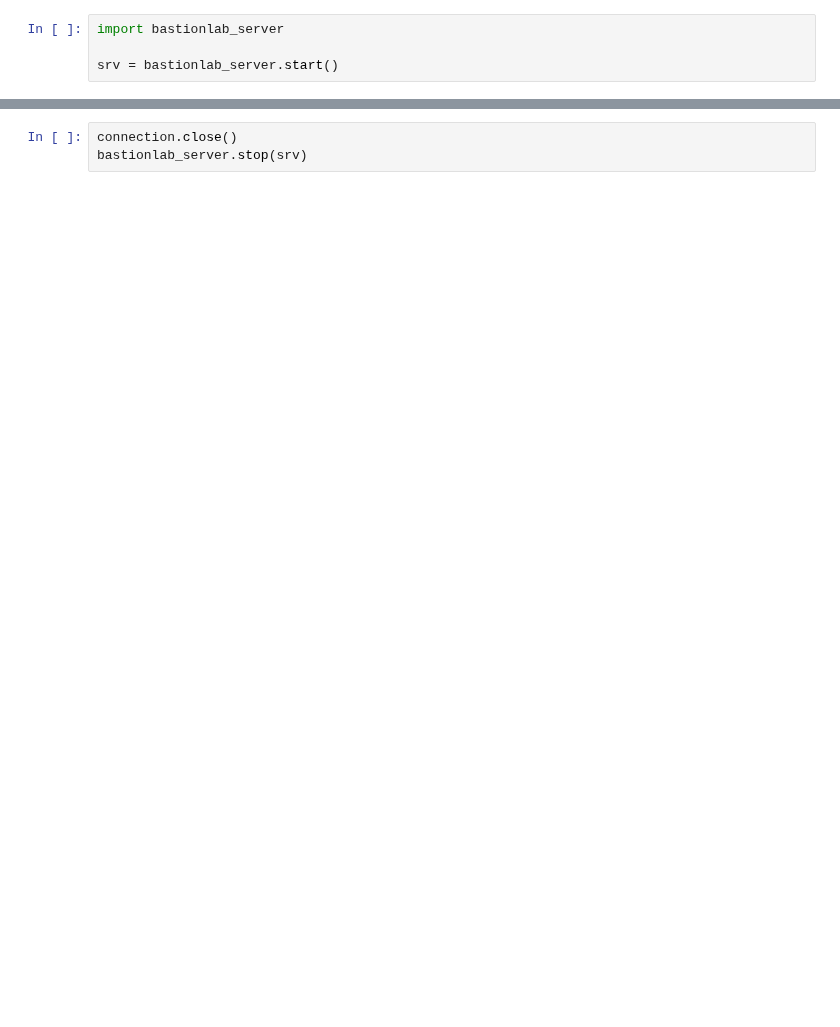
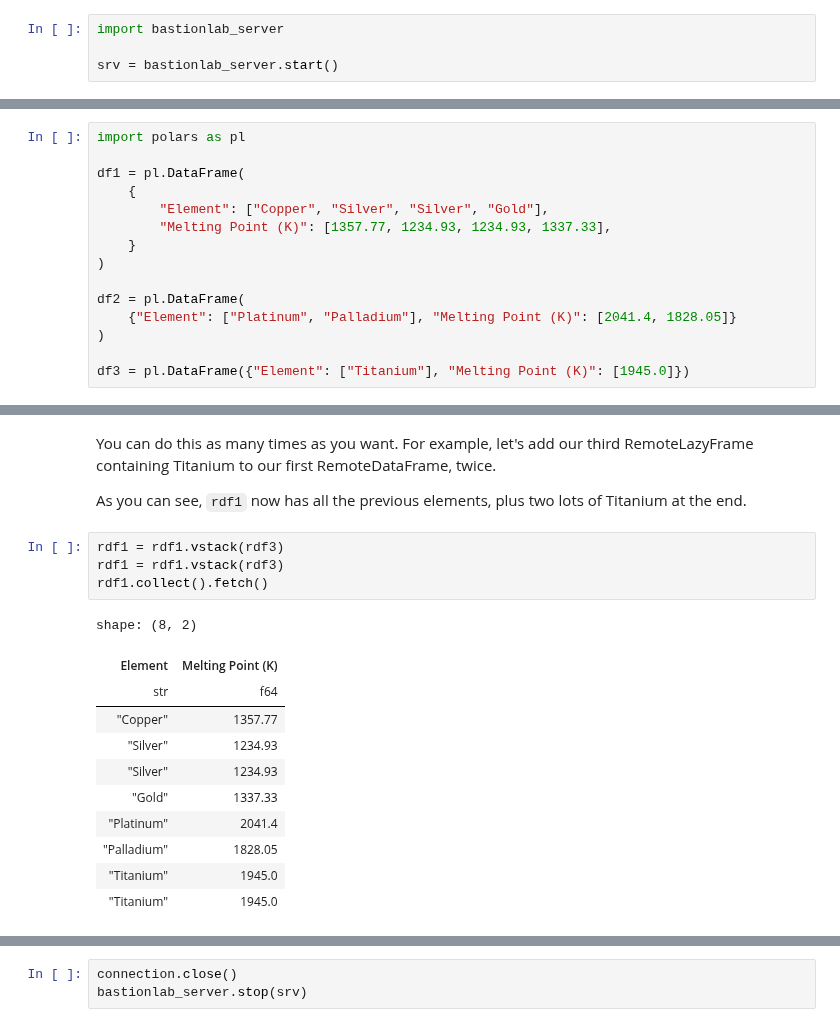
Before and after one commit to mithril-security/bastionlab, a Jupyter notebook: docs/docs/tutorials/data_cleaning.ipynb, the cells around one changed output, grey strips where cells are left out. Drawn from its saved outputs; the diff is of its cells as text; blank space fills up the shorter version.

```diff
--- a/docs/docs/tutorials/data_cleaning.ipynb
+++ b/docs/docs/tutorials/data_cleaning.ipynb
@@ -260,0 +49,15 @@ You now know how to clean your data using BastionLab. All that's left to do now
+# %%
+import polars as pl
+
+df1 = pl.DataFrame(
+    {
+        "Element": ["Copper", "Silver", "Silver", "Gold"],
+        "Melting Point (K)": [1357.77, 1234.93, 1234.93, 1337.33],
+    }
+)
+
+df2 = pl.DataFrame(
+    {"Element": ["Platinum", "Palladium"], "Melting Point (K)": [2041.4, 1828.05]}
+)
+
+df3 = pl.DataFrame({"Element": ["Titanium"], "Melting Point (K)": [1945.0]})
@@ -260,0 +105,20 @@ You now know how to clean your data using BastionLab. All that's left to do now
+# %% [markdown]
+You can do this as many times as you want. For example, let's add our third RemoteLazyFrame containing Titanium to our first RemoteDataFrame, twice.
+
+As you can see, `rdf1` now has all the previous elements, plus two lots of Titanium at the end.
+# %%
+rdf1 = rdf1.vstack(rdf3)
+rdf1 = rdf1.vstack(rdf3)
+rdf1.collect().fetch()
+# %% [output]
+shape: (8, 2)
+| Element | Melting Point (K) |
+| str | f64 |
+| "Copper" | 1357.77 |
+| "Silver" | 1234.93 |
+| "Silver" | 1234.93 |
+| "Gold" | 1337.33 |
+| "Platinum" | 2041.4 |
+| "Palladium" | 1828.05 |
+| "Titanium" | 1945.0 |
+| "Titanium" | 1945.0 |
```
Also changed, not shown: parts of 55 cells of this notebook, 1 other file.
